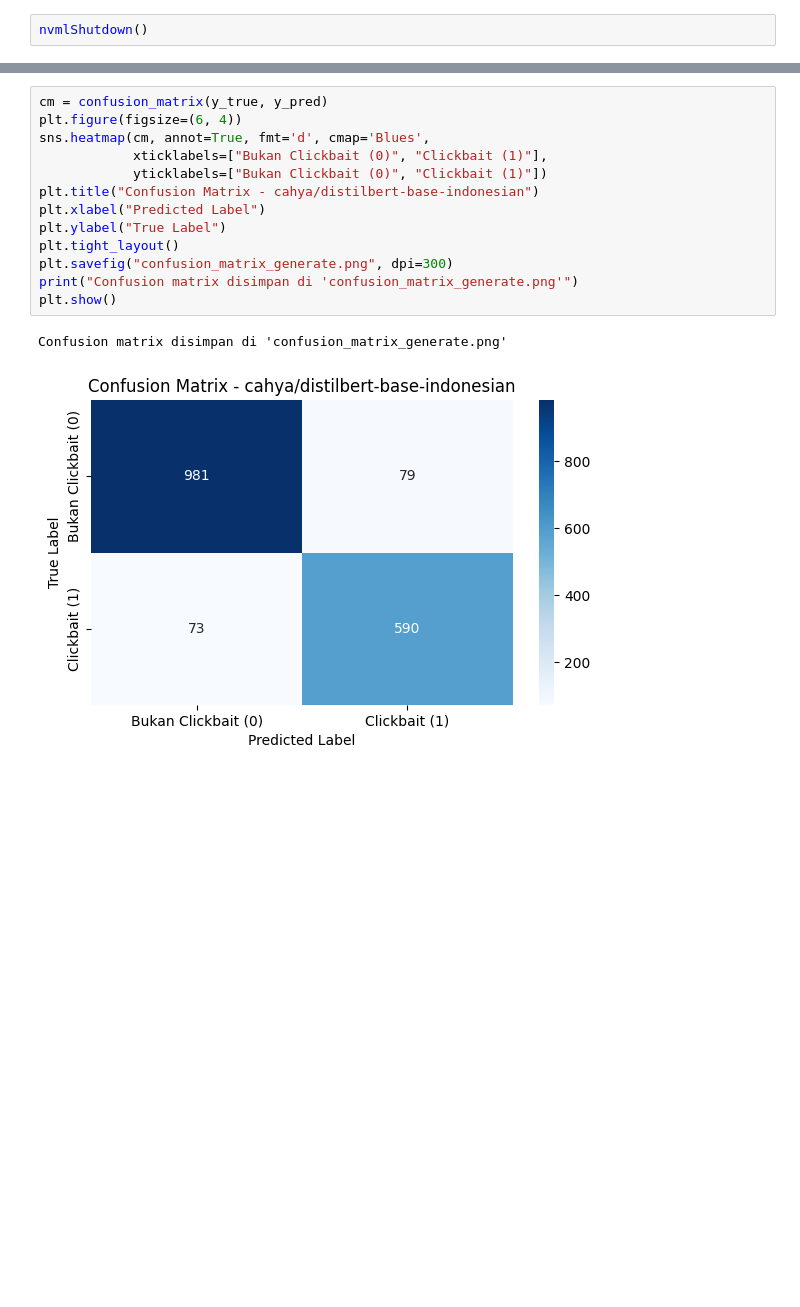
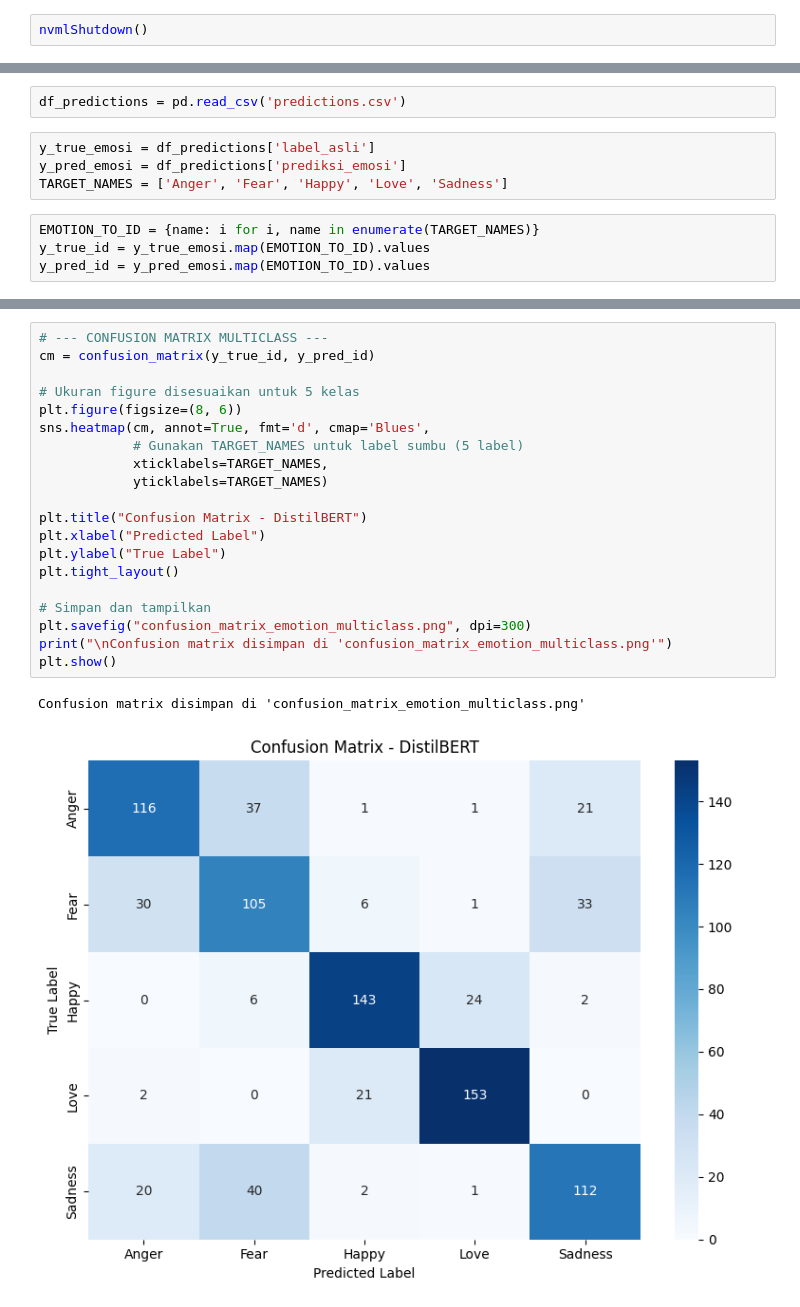
Before and after one commit to RasyadBima15/Multiclass-Emotion-Classification-on-Indonesian-Product-Reviews, a Jupyter notebook: cahya_distilbert-base-indonesian/test.ipynb, the cells around one changed output, grey strips where cells are left out. Cells and saved outputs as stored; diff of their text form; blank space fills up the shorter version.

Commit message:
add test result for bert

```diff
--- a/cahya_distilbert-base-indonesian/test.ipynb
+++ b/cahya_distilbert-base-indonesian/test.ipynb
@@ -218 +216,11 @@ df_predictions.to_csv("predictions.csv", index=False)
+# %%
+df_predictions = pd.read_csv('predictions.csv')
+# %%
+y_true_emosi = df_predictions['label_asli']
+y_pred_emosi = df_predictions['prediksi_emosi']
+TARGET_NAMES = ['Anger', 'Fear', 'Happy', 'Love', 'Sadness']
+# %%
+EMOTION_TO_ID = {name: i for i, name in enumerate(TARGET_NAMES)}
+y_true_id = y_true_emosi.map(EMOTION_TO_ID).values
+y_pred_id = y_pred_emosi.map(EMOTION_TO_ID).values
 # %%
@@ -247,19 +258,26 @@ Akurasi       : 0.91
 # %%
-cm = confusion_matrix(y_true, y_pred)
-plt.figure(figsize=(6, 4))
+# --- CONFUSION MATRIX MULTICLASS ---
+cm = confusion_matrix(y_true_id, y_pred_id)
+
+# Ukuran figure disesuaikan untuk 5 kelas
+plt.figure(figsize=(8, 6))
 sns.heatmap(cm, annot=True, fmt='d', cmap='Blues',
-            xticklabels=["Bukan Clickbait (0)", "Clickbait (1)"],
-            yticklabels=["Bukan Clickbait (0)", "Clickbait (1)"])
-plt.title("Confusion Matrix - cahya/distilbert-base-indonesian")
+            # Gunakan TARGET_NAMES untuk label sumbu (5 label)
+            xticklabels=TARGET_NAMES,
+            yticklabels=TARGET_NAMES)
+
+plt.title("Confusion Matrix - DistilBERT")
 plt.xlabel("Predicted Label")
 plt.ylabel("True Label")
 plt.tight_layout()
-plt.savefig("confusion_matrix_generate.png", dpi=300)
-print("Confusion matrix disimpan di 'confusion_matrix_generate.png'")
+
+# Simpan dan tampilkan
+plt.savefig("confusion_matrix_emotion_multiclass.png", dpi=300)
+print("\nConfusion matrix disimpan di 'confusion_matrix_emotion_multiclass.png'")
 plt.show()
 # %% [output]
-Confusion matrix disimpan di 'confusion_matrix_generate.png'
+Confusion matrix disimpan di 'confusion_matrix_emotion_multiclass.png'
-[figure, old version]
+[figure, new version]
 # %%
 df_predictions
 # %% [output]
```
Also changed, not shown: parts of 21 cells of this notebook, 19 other files.
